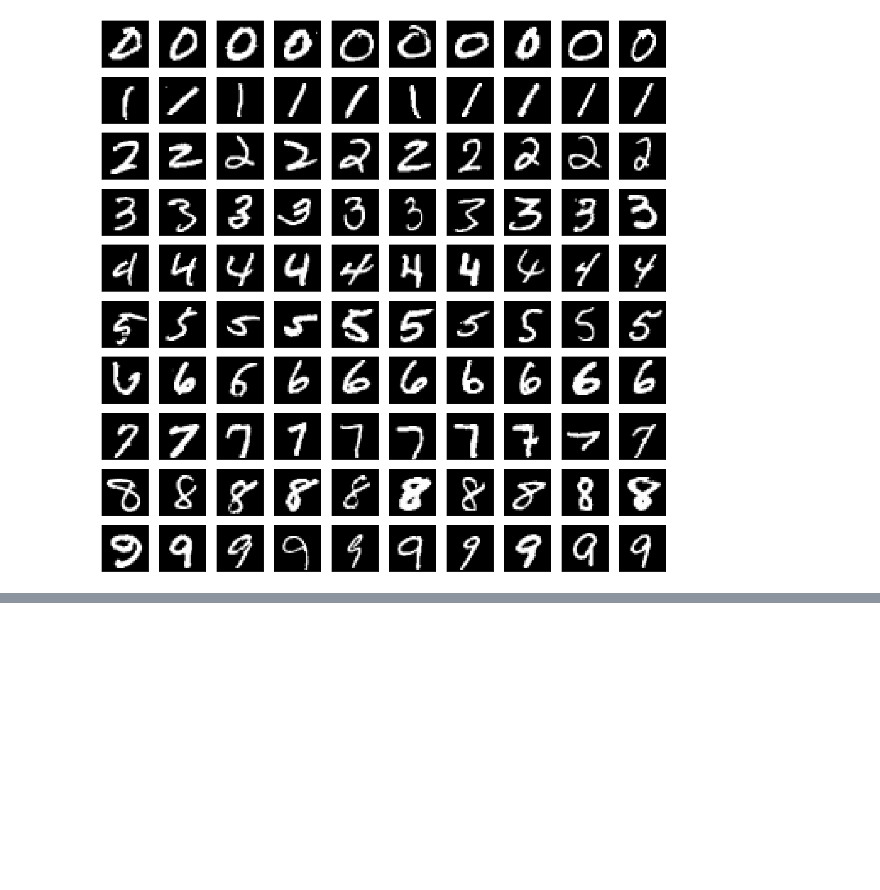
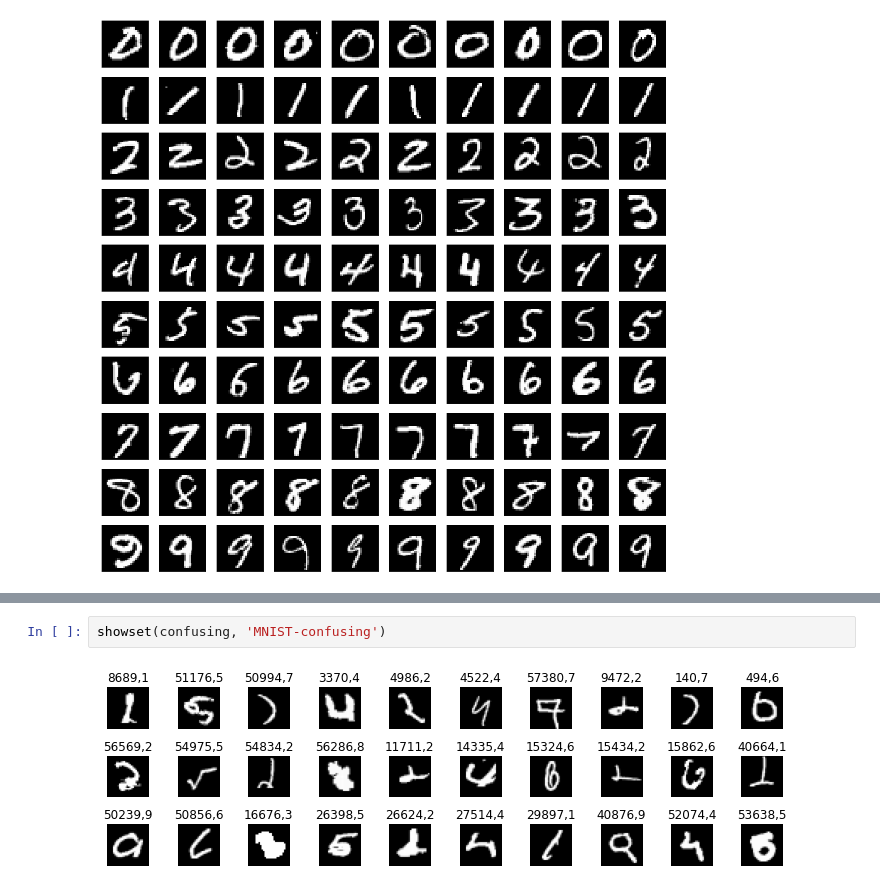
Before and after one commit to cwreynolds/PredatorEye, a Jupyter notebook: Chapter_B2_experiments.ipynb, the cells around one changed output, grey strips where cells are left out. Drawn from its saved outputs; the diff is of its cells as text; blank space fills up the shorter version.

```diff
--- a/Chapter_B2_experiments.ipynb
+++ b/Chapter_B2_experiments.ipynb
@@ -136,0 +206,4 @@ show_demo_grid(42, 'MNIST-demo2')
+# %%
+showset(confusing, 'MNIST-confusing')
+# %% [output]
+[figure, added]
```
Also changed, not shown: parts of 11 cells of this notebook.
